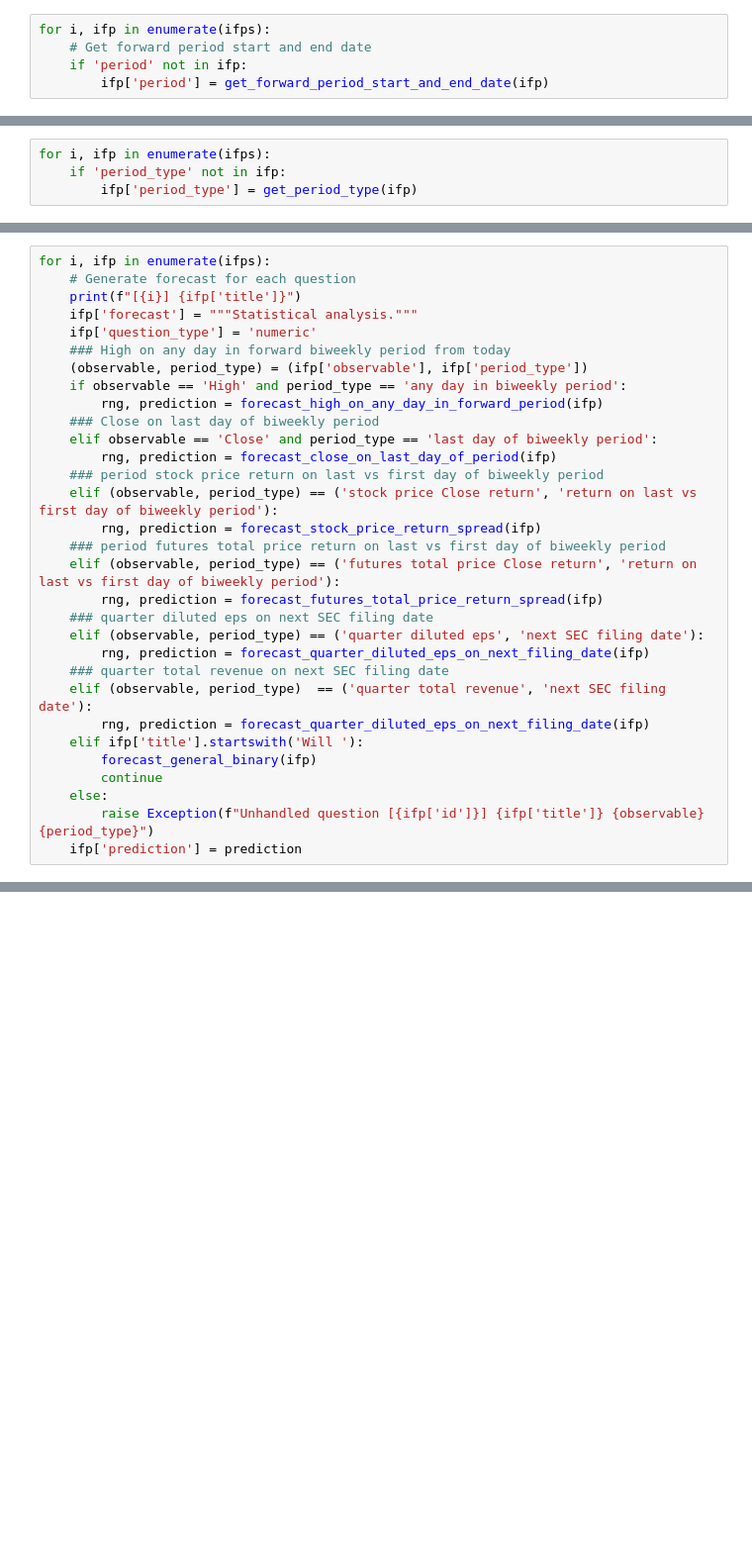
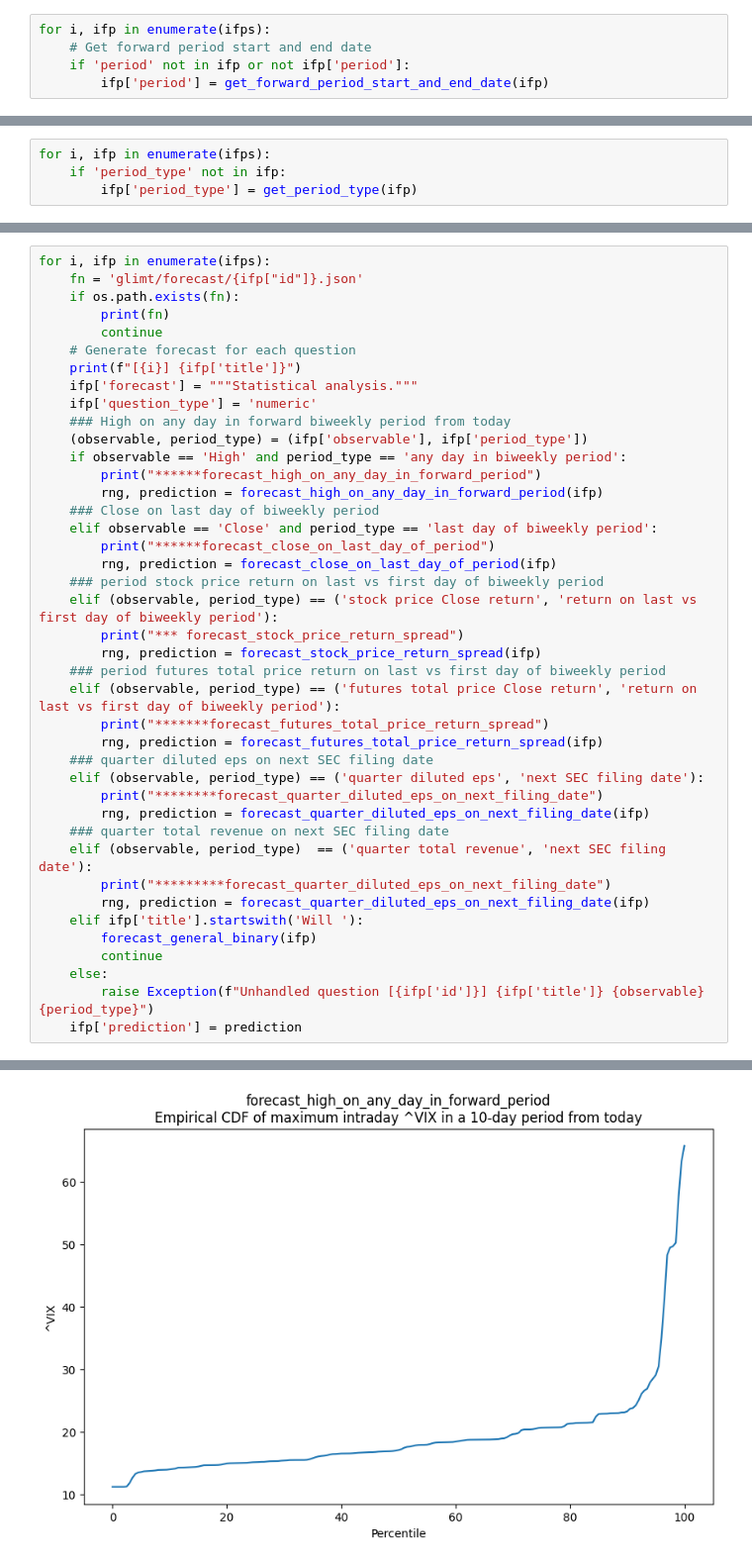
Before and after one commit to catskillsresearch/metac-bot-template, a Jupyter notebook: MPC25Q3 debug.ipynb, the cells around one changed output, grey strips where cells are left out. Shown at 99% size. Cells and saved outputs as stored; diff of their text form; blank space fills up the shorter version.

```diff
--- a/MPC25Q3 debug.ipynb
+++ b/MPC25Q3 debug.ipynb
@@ -95,5 +102,5 @@ for i, ifp in enumerate(ifps):
 # %%
 for i, ifp in enumerate(ifps):
     # Get forward period start and end date
-    if 'period' not in ifp:
+    if 'period' not in ifp or not ifp['period']:
         ifp['period'] = get_forward_period_start_and_end_date(ifp)
@@ -111,5 +134,9 @@ from forecast_general_binary import forecast_general_binary
 # %%
 for i, ifp in enumerate(ifps):
+    fn = 'glimt/forecast/{ifp["id"]}.json'
+    if os.path.exists(fn):
+        print(fn)
+        continue
     # Generate forecast for each question
     print(f"[{i}] {ifp['title']}")
     ifp['forecast'] = """Statistical analysis."""
@@ -117,21 +144,27 @@ for i, ifp in enumerate(ifps):
     ### High on any day in forward biweekly period from today
     (observable, period_type) = (ifp['observable'], ifp['period_type'])
     if observable == 'High' and period_type == 'any day in biweekly period':
+        print("******forecast_high_on_any_day_in_forward_period")
         rng, prediction = forecast_high_on_any_day_in_forward_period(ifp)
     ### Close on last day of biweekly period
     elif observable == 'Close' and period_type == 'last day of biweekly period':
+        print("******forecast_close_on_last_day_of_period")
         rng, prediction = forecast_close_on_last_day_of_period(ifp)
     ### period stock price return on last vs first day of biweekly period
     elif (observable, period_type) == ('stock price Close return', 'return on last vs first day of biweekly period'):
+        print("*** forecast_stock_price_return_spread")
         rng, prediction = forecast_stock_price_return_spread(ifp)
     ### period futures total price return on last vs first day of biweekly period
     elif (observable, period_type) == ('futures total price Close return', 'return on last vs first day of biweekly period'):
+        print("*******forecast_futures_total_price_return_spread")
         rng, prediction = forecast_futures_total_price_return_spread(ifp)
     ### quarter diluted eps on next SEC filing date
     elif (observable, period_type) == ('quarter diluted eps', 'next SEC filing date'):
+        print("********forecast_quarter_diluted_eps_on_next_filing_date")
         rng, prediction = forecast_quarter_diluted_eps_on_next_filing_date(ifp)
     ### quarter total revenue on next SEC filing date
     elif (observable, period_type)  == ('quarter total revenue', 'next SEC filing date'):
+        print("*********forecast_quarter_diluted_eps_on_next_filing_date")
         rng, prediction = forecast_quarter_diluted_eps_on_next_filing_date(ifp)
     elif ifp['title'].startswith('Will '):
         forecast_general_binary(ifp)
@@ -139,3 +172,4 @@ for i, ifp in enumerate(ifps):
     else:
         raise Exception(f"Unhandled question [{ifp['id']}] {ifp['title']} {observable} {period_type}")
     ifp['prediction'] = prediction
+# %% [output]
@@ -141,0 +193 @@ for i, ifp in enumerate(ifps):
+[figure, added]
```
Also changed, not shown: parts of 9 cells of this notebook, 12 other files.
